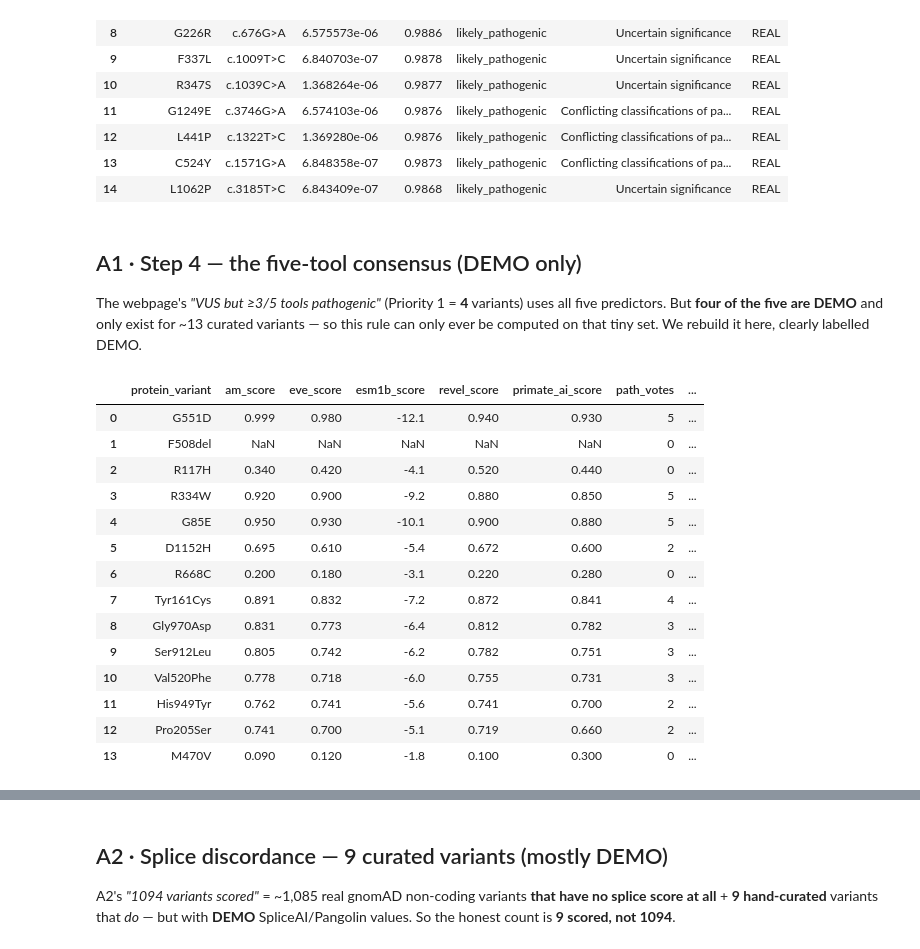
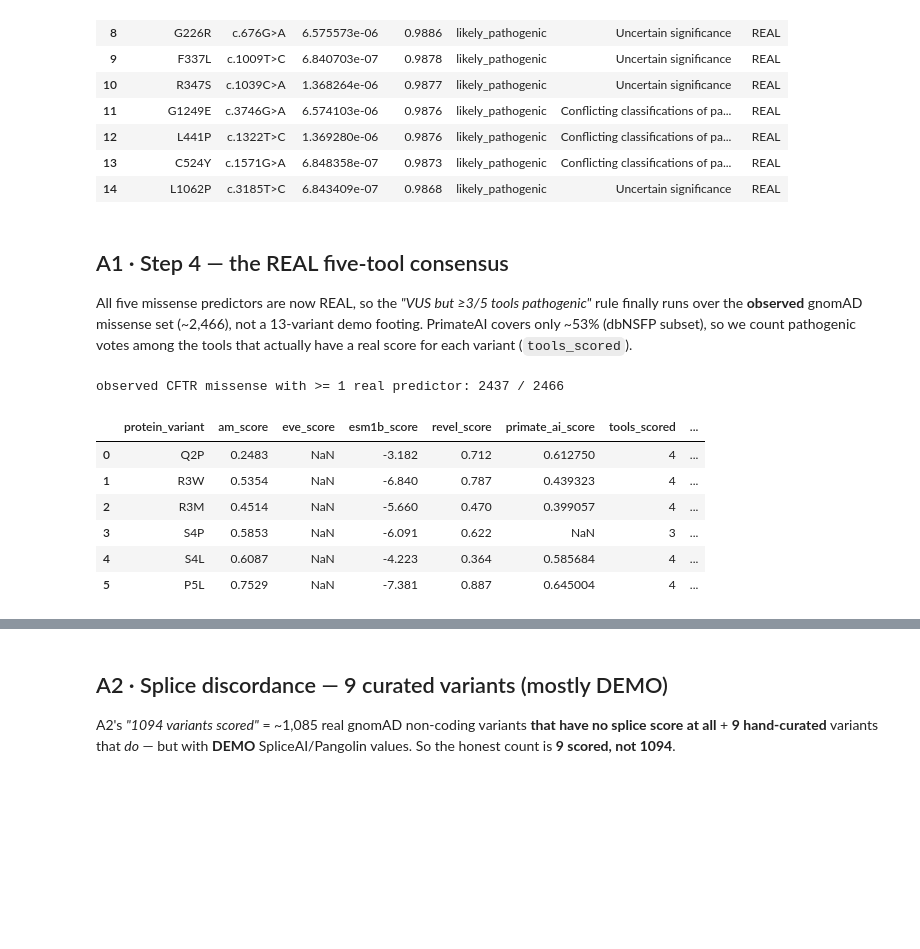
Before and after one commit to EvanWu19/cftr-phewas-toolkit, a Jupyter notebook: notebooks/12_integration_A1_A2.ipynb, the cells around one changed output, grey strips where cells are left out. Drawn from its saved outputs; the diff is of its cells as text; code cells hidden in the pictures; blank space fills up the shorter version.

```diff
--- a/notebooks/12_integration_A1_A2.ipynb
+++ b/notebooks/12_integration_A1_A2.ipynb
@@ -126,43 +130,51 @@ work
 | 13 | C524Y | c.1571G>A | 6.848358e-07 | 0.9873 | likely_pathogenic | Conflicting classifications of pa... | REAL |
 | 14 | L1062P | c.3185T>C | 6.843409e-07 | 0.9868 | likely_pathogenic | Uncertain significance | REAL |
 # %% [markdown]
-## A1 · Step 4 — the five-tool consensus (DEMO only)
+## A1 · Step 4 — the REAL five-tool consensus
 
-The webpage's *"VUS but ≥3/5 tools pathogenic"* (Priority 1 = **4** variants)
-uses all five predictors. But **four of the five are DEMO** and only exist for
-~13 curated variants — so this rule can only ever be computed on that tiny set.
-We rebuild it here, clearly labelled DEMO.
+All five missense predictors are now REAL, so the *"VUS but ≥3/5 tools pathogenic"*
+rule finally runs over the **observed** gnomAD missense set (~2,466), not a
+13-variant demo footing. PrimateAI covers only ~53% (dbNSFP subset), so we count
+pathogenic votes among the tools that actually have a real score for each variant
+(`tools_scored`).
 # %%
-# The curated DEMO table carries all five predictor scores for ~13 variants.
-# (We use the DEMO AlphaMissense score here so all five tools are on the same
-#  ~13-variant footing — this mirrors what the original A1 report did. Note the
-#  demo variants use 3-letter keys like 'Tyr161Cys', which do NOT join to the
-#  real 1-letter AlphaMissense keys ('Y161C') — a good lesson in join hygiene.)
-demo = tk._demo_frame().copy()                      # protein_variant + all 5 DEMO scores
-demo = demo.merge(cv[["protein_variant","clinvar_call"]], on="protein_variant", how="left")
+# All 5 predictors are REAL -> run the consensus over the OBSERVED gnomAD missense set.
+master = tk.load_gnomad_missense().copy()
+vid = master["variant_id"].str.split("-", expand=True)
+master["chrom"], master["pos"], master["ref"], master["alt"] = vid[0], vid[1].astype(int), vid[2], vid[3]
 
-for tool, col in [("am","am_score"),("eve","eve_score"),("esm1b","esm1b_score"),
-                  ("revel","revel_score"),("primate_ai","primate_ai_score")]:
-    demo[tool+"_call"] = demo[col].apply(lambda s: tk.call_from_score(s, tool))
+am = tk.load_alphamissense(); eve = tk.load_eve(); esm = tk.load_esm1b()
+revel = tk.load_revel().copy(); revel["chrom"] = revel["chrom"].astype(str)
+pai = tk.load_primateai(); clv = tk.load_clinvar()
+c2 = tk.load_cftr2(); c2 = c2[c2["protein_variant"] != ""]
 
-call_cols = ["am_call","eve_call","esm1b_call","revel_call","primate_ai_call"]
-demo["path_votes"] = sum((demo[c] == "pathogenic").astype(int) for c in call_cols)
-demo[["protein_variant","am_score","eve_score","esm1b_score","revel_score",
-      "primate_ai_score","path_votes","cftr2_class","source"]]
+master = (master
+    .merge(am[["protein_variant", "am_score"]], on="protein_variant", how="left")
+    .merge(eve[["protein_variant", "eve_score"]], on="protein_variant", how="left")
+    .merge(esm[["protein_variant", "esm1b_score"]], on="protein_variant", how="left")
+    .merge(revel[["chrom", "pos", "ref", "alt", "revel_score"]], on=["chrom", "pos", "ref", "alt"], how="left")
+    .merge(pai[["protein_variant", "primate_ai_score"]], on="protein_variant", how="left")
+    .merge(clv[["protein_variant", "clinvar_call"]], on="protein_variant", how="left")
+    .merge(c2[["protein_variant", "cftr2_class"]], on="protein_variant", how="left"))
+
+score_cols = {"am": "am_score", "eve": "eve_score", "esm1b": "esm1b_score",
+              "revel": "revel_score", "primate_ai": "primate_ai_score"}
+for t, col in score_cols.items():
+    master[t + "_call"] = master[col].apply(lambda s: tk.call_from_score(s, t) if pd.notna(s) else None)
+call_cols = [t + "_call" for t in score_cols]
+master["tools_scored"] = master[list(score_cols.values())].notna().sum(axis=1)
+master["path_votes"] = sum((master[c] == "pathogenic").astype(int) for c in call_cols)
+
+print("observed CFTR missense with >= 1 real predictor:", int((master["tools_scored"] >= 1).sum()), "/", len(master))
+master[["protein_variant", "am_score", "eve_score", "esm1b_score", "revel_score",
+        "primate_ai_score", "tools_scored", "path_votes"]].head(6)
 # %% [output]
+observed CFTR missense with >= 1 real predictor: 2437 / 2466
-|  | protein_variant | am_score | eve_score | esm1b_score | revel_score | primate_ai_score | path_votes | ... |
-| 0 | G551D | 0.999 | 0.980 | -12.1 | 0.940 | 0.930 | 5 | ... |
-| 1 | F508del | NaN | NaN | NaN | NaN | NaN | 0 | ... |
-| 2 | R117H | 0.340 | 0.420 | -4.1 | 0.520 | 0.440 | 0 | ... |
-| 3 | R334W | 0.920 | 0.900 | -9.2 | 0.880 | 0.850 | 5 | ... |
-| 4 | G85E | 0.950 | 0.930 | -10.1 | 0.900 | 0.880 | 5 | ... |
-| 5 | D1152H | 0.695 | 0.610 | -5.4 | 0.672 | 0.600 | 2 | ... |
-| 6 | R668C | 0.200 | 0.180 | -3.1 | 0.220 | 0.280 | 0 | ... |
-| 7 | Tyr161Cys | 0.891 | 0.832 | -7.2 | 0.872 | 0.841 | 4 | ... |
-| 8 | Gly970Asp | 0.831 | 0.773 | -6.4 | 0.812 | 0.782 | 3 | ... |
-| 9 | Ser912Leu | 0.805 | 0.742 | -6.2 | 0.782 | 0.751 | 3 | ... |
-| 10 | Val520Phe | 0.778 | 0.718 | -6.0 | 0.755 | 0.731 | 3 | ... |
-| 11 | His949Tyr | 0.762 | 0.741 | -5.6 | 0.741 | 0.700 | 2 | ... |
-| 12 | Pro205Ser | 0.741 | 0.700 | -5.1 | 0.719 | 0.660 | 2 | ... |
-| 13 | M470V | 0.090 | 0.120 | -1.8 | 0.100 | 0.300 | 0 | ... |
+|  | protein_variant | am_score | eve_score | esm1b_score | revel_score | primate_ai_score | tools_scored | ... |
+| 0 | Q2P | 0.2483 | NaN | -3.182 | 0.712 | 0.612750 | 4 | ... |
+| 1 | R3W | 0.5354 | NaN | -6.840 | 0.787 | 0.439323 | 4 | ... |
+| 2 | R3M | 0.4514 | NaN | -5.660 | 0.470 | 0.399057 | 4 | ... |
+| 3 | S4P | 0.5853 | NaN | -6.091 | 0.622 | NaN | 3 | ... |
+| 4 | S4L | 0.6087 | NaN | -4.223 | 0.364 | 0.585684 | 4 | ... |
+| 5 | P5L | 0.7529 | NaN | -7.381 | 0.887 | 0.645004 | 4 | ... |
 # %%
```
Also changed, not shown: parts of 11 cells of this notebook, 25 other files.
